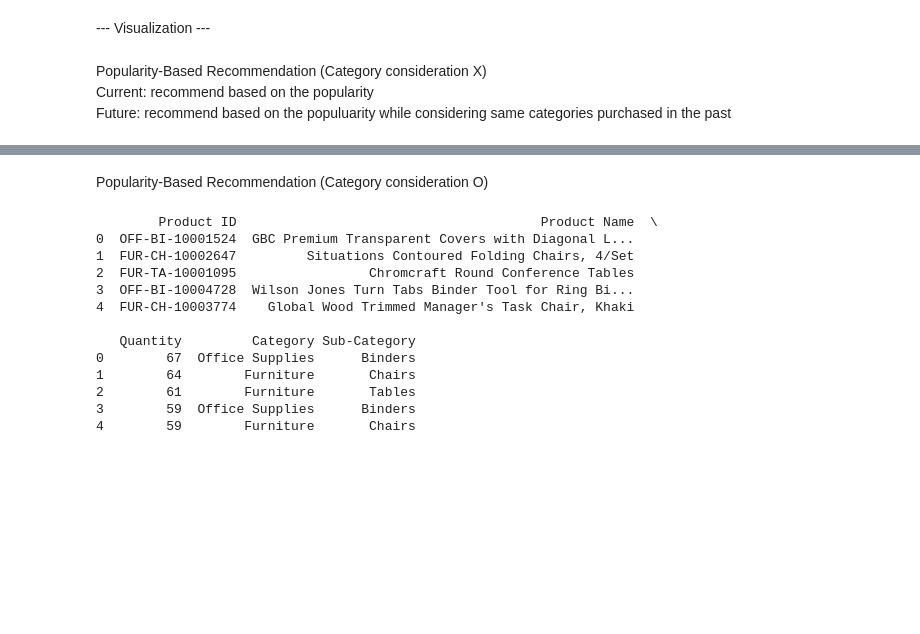
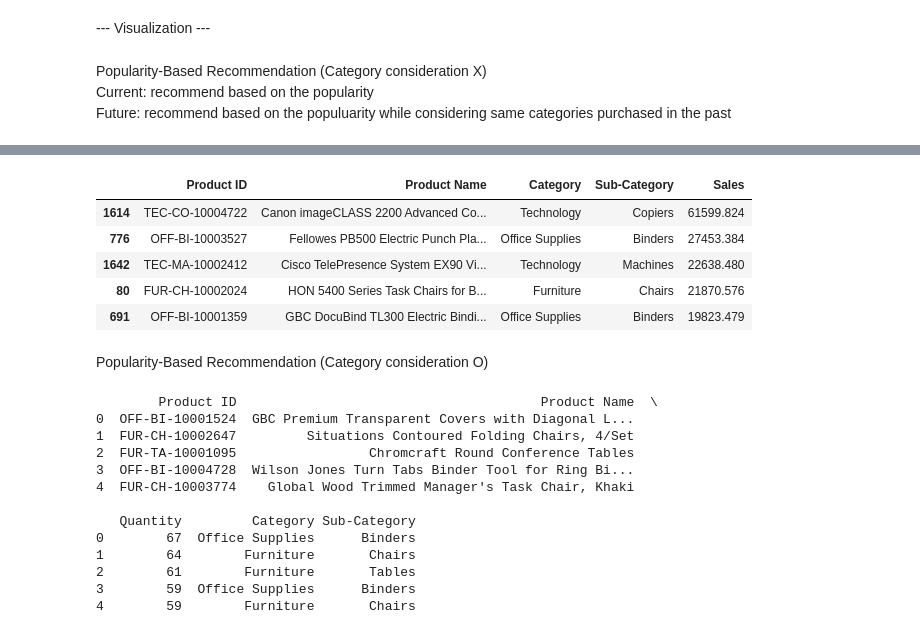
Before and after one commit to nancy-kataria/NexBuy, a Jupyter notebook: product_matching.ipynb, the cells around one changed output, grey strips where cells are left out. Saved outputs shown, nothing was run; the diff lists cells and outputs as text; code cells hidden in the pictures; blank space fills up the shorter version.

```diff
--- a/product_matching.ipynb
+++ b/product_matching.ipynb
@@ -158,3 +203,12 @@ recommend_to_customer('CG-12520', 5)
+# %%
+recommend_popular_products_to_customer('CG-12520', 5, by='Sales')
+# %% [output]
+|  | Product ID | Product Name | Category | Sub-Category | Sales |
+| 1614 | TEC-CO-10004722 | Canon imageCLASS 2200 Advanced Co... | Technology | Copiers | 61599.824 |
+| 776 | OFF-BI-10003527 | Fellowes PB500 Electric Punch Pla... | Office Supplies | Binders | 27453.384 |
+| 1642 | TEC-MA-10002412 | Cisco TelePresence System EX90 Vi... | Technology | Machines | 22638.480 |
+| 80 | FUR-CH-10002024 | HON 5400 Series Task Chairs for B... | Furniture | Chairs | 21870.576 |
+| 691 | OFF-BI-10001359 | GBC DocuBind TL300 Electric Bindi... | Office Supplies | Binders | 19823.479 |
 # %% [markdown]
 Popularity-Based Recommendation (Category consideration O)
 # %%
```
Also changed, not shown: parts of 6 cells of this notebook.
